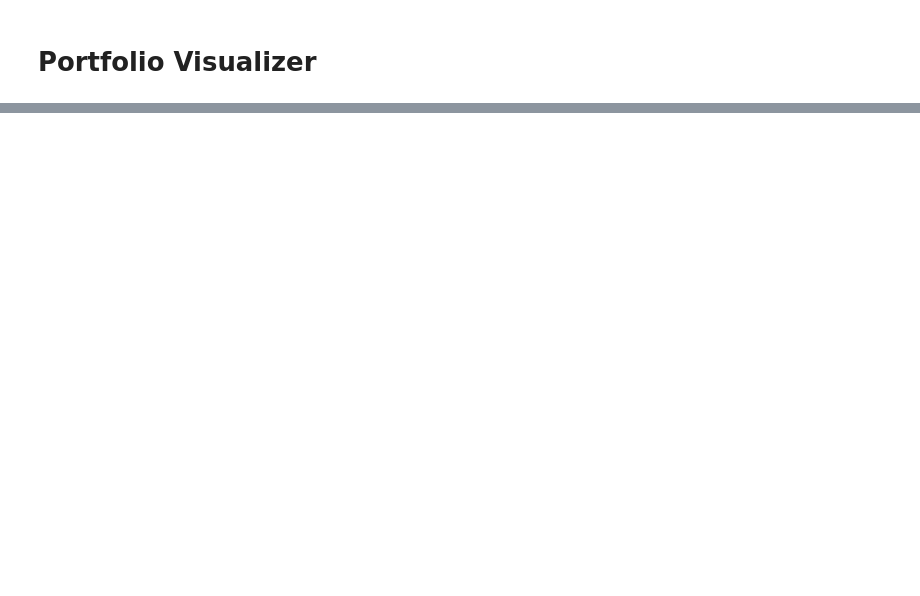
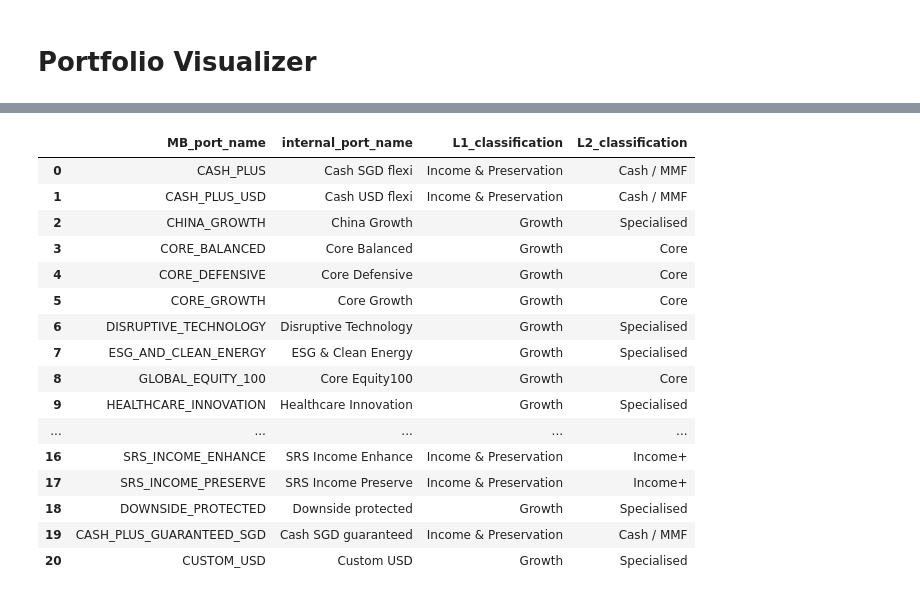
Before and after one commit to weijieleong/Portfolio-Visualizer, a Jupyter notebook: Portfolio_Visualizer_colab_V1.ipynb, the cells around one changed output, grey strips where cells are left out. Saved outputs shown, nothing was run; the diff lists cells and outputs as text; code cells hidden in the pictures; blank space fills up the shorter version.

```diff
--- a/Portfolio_Visualizer_colab_V1.ipynb
+++ b/Portfolio_Visualizer_colab_V1.ipynb
@@ -1027,6 +998,26 @@ order_of_ports = ['GLOBAL_EQUITY_100', 'CORE_GROWTH', 'CORE_BALANCED', 'CORE_DEF
                   'DISRUPTIVE_TECHNOLOGY', 'ESG_AND_CLEAN_ENERGY', 'HEALTHCARE_INNOVATION', 'CHINA_GROWTH', 'DOWNSIDE_PROTECTED', 'CUSTOM_USD',
                   'INCOME_PRESERVE', 'INCOME_ENHANCE', 'SRS_INCOME_PRESERVE', 'SRS_INCOME_ENHANCE', 'REIT' ,'REIT_RISK_MANAGED',
                   'CASH_PLUS', 'CASH_PLUS_USD', 'CASH_PLUS_GUARANTEED_SGD']
+# %%
+syfe_port_mapping
+# %% [output]
+|  | MB_port_name | internal_port_name | L1_classification | L2_classification |
+| 0 | CASH_PLUS | Cash SGD flexi | Income & Preservation | Cash / MMF |
+| 1 | CASH_PLUS_USD | Cash USD flexi | Income & Preservation | Cash / MMF |
+| 2 | CHINA_GROWTH | China Growth | Growth | Specialised |
+| 3 | CORE_BALANCED | Core Balanced | Growth | Core |
+| 4 | CORE_DEFENSIVE | Core Defensive | Growth | Core |
+| 5 | CORE_GROWTH | Core Growth | Growth | Core |
+| 6 | DISRUPTIVE_TECHNOLOGY | Disruptive Technology | Growth | Specialised |
+| 7 | ESG_AND_CLEAN_ENERGY | ESG & Clean Energy | Growth | Specialised |
+| 8 | GLOBAL_EQUITY_100 | Core Equity100 | Growth | Core |
+| 9 | HEALTHCARE_INNOVATION | Healthcare Innovation | Growth | Specialised |
+| ... | ... | ... | ... | ... |
+| 16 | SRS_INCOME_ENHANCE | SRS Income Enhance | Income & Preservation | Income+ |
+| 17 | SRS_INCOME_PRESERVE | SRS Income Preserve | Income & Preservation | Income+ |
+| 18 | DOWNSIDE_PROTECTED | Downside protected | Growth | Specialised |
+| 19 | CASH_PLUS_GUARANTEED_SGD | Cash SGD guaranteed | Income & Preservation | Cash / MMF |
+| 20 | CUSTOM_USD | Custom USD | Growth | Specialised |
 # %%
 # @title Portfolio summary table
 for col in ['nav_in_sgd', 'nav_in_usd', 'pnl_inception', 'invested_amount', 'dividend_balance']:
```
Also changed, not shown: parts of 15 cells of this notebook.
